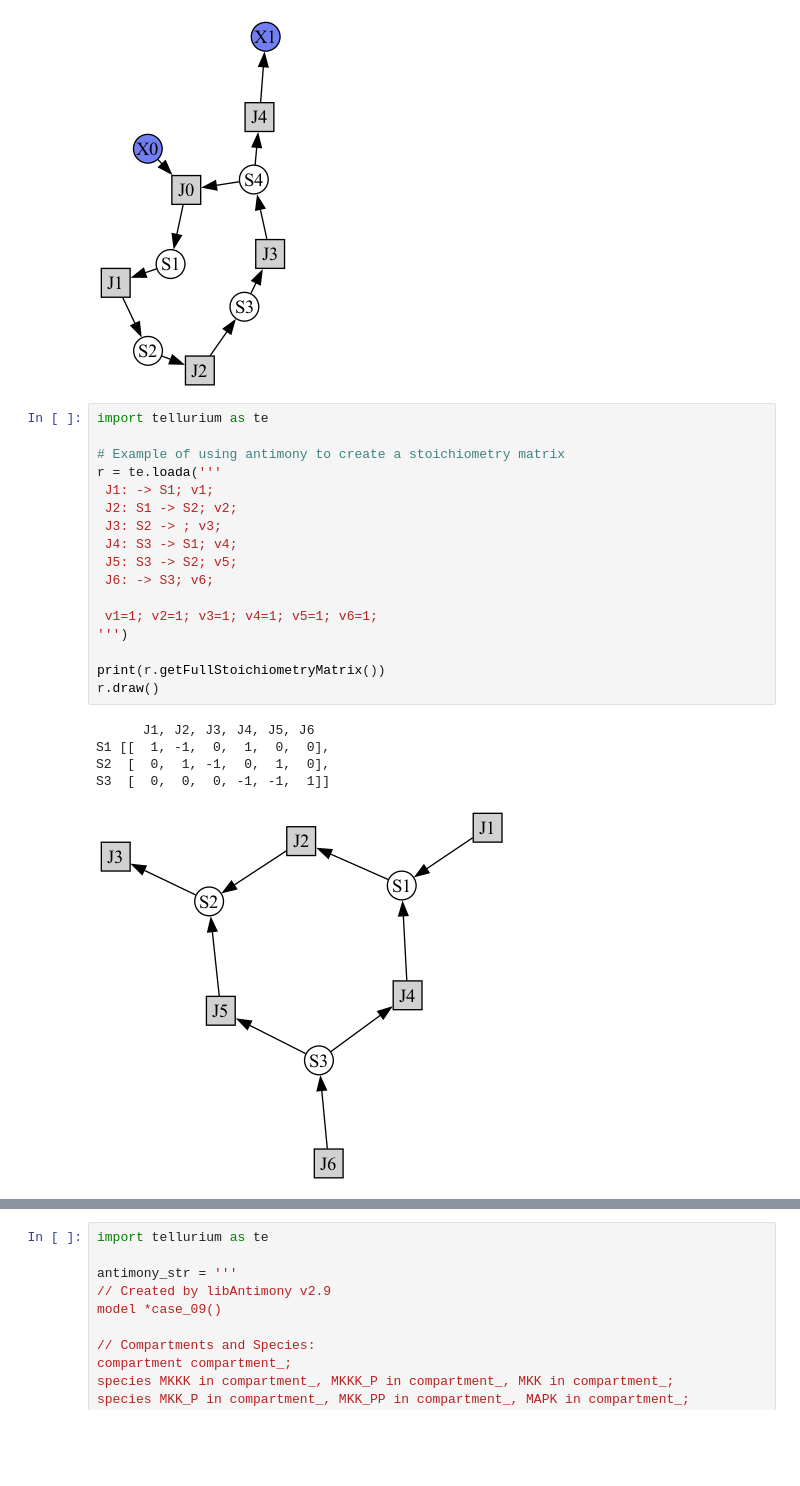
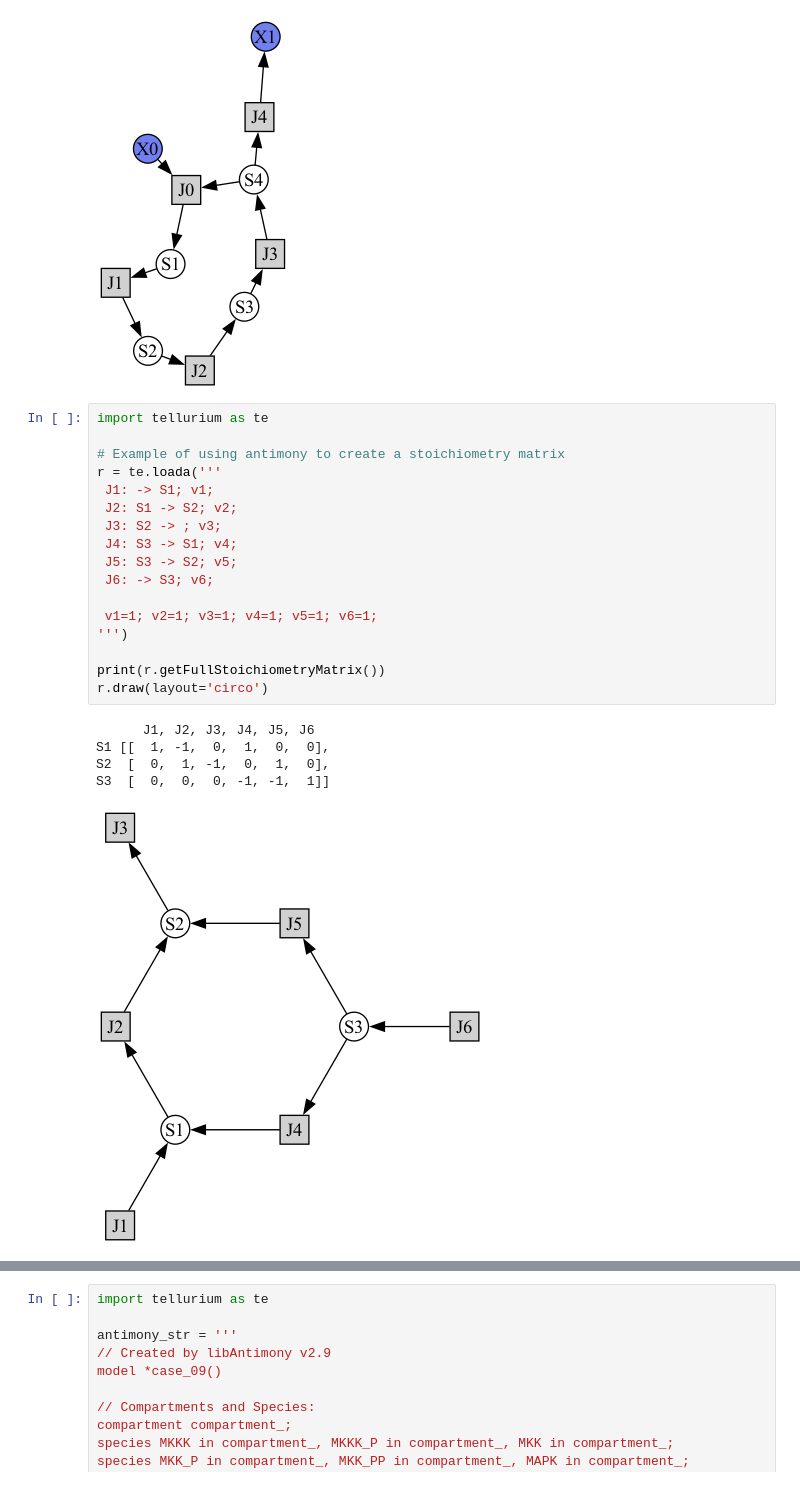
Before and after one commit to viktorashi/Open-CoNtRol, a Jupyter notebook: notebookuri/graph.ipynb, the cells around one changed output, grey strips where cells are left out. Saved outputs shown, nothing was run; the diff lists cells and outputs as text; blank space fills up the shorter version.

```diff
--- a/notebookuri/graph.ipynb
+++ b/notebookuri/graph.ipynb
@@ -38,26 +38,26 @@ r.draw(width=200,layout='fdp')
 # %%
 import tellurium as te
 
 # Example of using antimony to create a stoichiometry matrix
 r = te.loada('''
  J1: -> S1; v1;
  J2: S1 -> S2; v2;
  J3: S2 -> ; v3;
  J4: S3 -> S1; v4;
  J5: S3 -> S2; v5;
  J6: -> S3; v6;
 
  v1=1; v2=1; v3=1; v4=1; v5=1; v6=1;
 ''')
 
 print(r.getFullStoichiometryMatrix())
-r.draw()
+r.draw(layout='circo')
 # %% [output]
       J1, J2, J3, J4, J5, J6
 S1 [[  1, -1,  0,  1,  0,  0],
 S2  [  0,  1, -1,  0,  1,  0],
 S3  [  0,  0,  0, -1, -1,  1]]
-[figure, old version]
+[figure, new version]
 # %%
 import warnings
 warnings.filterwarnings("ignore")
```
Also changed, not shown: parts of 1 cell of this notebook, 5 other files.
